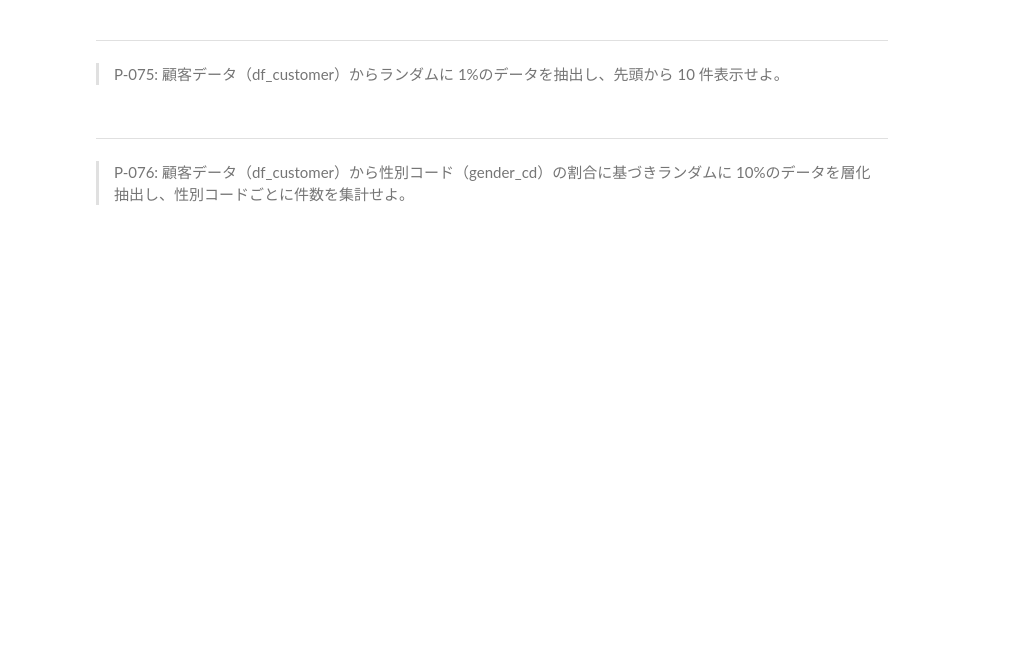
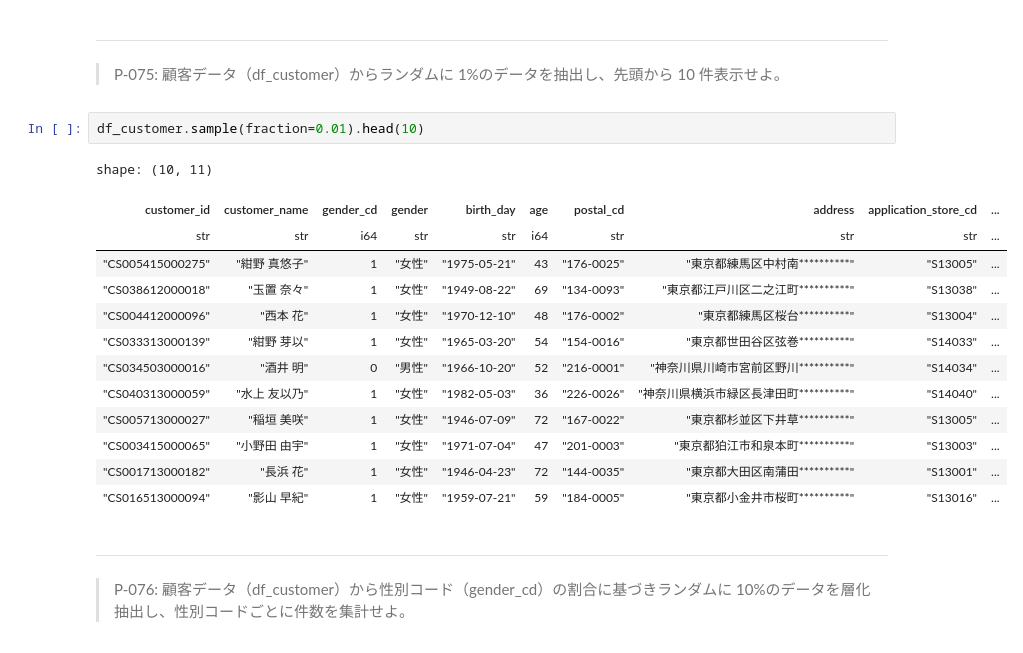
Before and after one commit to NMZ0429/ds_100knocks, a Jupyter notebook: content/100knocks-preprocess/docker/work/preprocess_knock_Python.ipynb, the cells around one changed output. Saved outputs shown, nothing was run; the diff lists cells and outputs as text; blank space fills up the shorter version.

```diff
--- a/content/100knocks-preprocess/docker/work/preprocess_knock_Python.ipynb
+++ b/content/100knocks-preprocess/docker/work/preprocess_knock_Python.ipynb
@@ -1702,6 +1838,22 @@ shape: (65_682, 4)
 ---
 
 > P-075: 顧客データ（df_customer）からランダムに 1%のデータを抽出し、先頭から 10 件表示せよ。
+# %%
+df_customer.sample(fraction=0.01).head(10)
+# %% [output]
+shape: (10, 11)
+| customer_id | customer_name | gender_cd | gender | birth_day | age | postal_cd | address | application_store_cd | ... |
+| str | str | i64 | str | str | i64 | str | str | str | ... |
+| "CS005415000275" | "紺野 真悠子" | 1 | "女性" | "1975-05-21" | 43 | "176-0025" | "東京都練馬区中村南**********" | "S13005" | ... |
+| "CS038612000018" | "玉置 奈々" | 1 | "女性" | "1949-08-22" | 69 | "134-0093" | "東京都江戸川区二之江町**********" | "S13038" | ... |
+| "CS004412000096" | "西本 花" | 1 | "女性" | "1970-12-10" | 48 | "176-0002" | "東京都練馬区桜台**********" | "S13004" | ... |
+| "CS033313000139" | "紺野 芽以" | 1 | "女性" | "1965-03-20" | 54 | "154-0016" | "東京都世田谷区弦巻**********" | "S14033" | ... |
+| "CS034503000016" | "酒井 明" | 0 | "男性" | "1966-10-20" | 52 | "216-0001" | "神奈川県川崎市宮前区野川**********" | "S14034" | ... |
+| "CS040313000059" | "水上 友以乃" | 1 | "女性" | "1982-05-03" | 36 | "226-0026" | "神奈川県横浜市緑区長津田町**********" | "S14040" | ... |
+| "CS005713000027" | "稲垣 美咲" | 1 | "女性" | "1946-07-09" | 72 | "167-0022" | "東京都杉並区下井草**********" | "S13005" | ... |
+| "CS003415000065" | "小野田 由宇" | 1 | "女性" | "1971-07-04" | 47 | "201-0003" | "東京都狛江市和泉本町**********" | "S13003" | ... |
+| "CS001713000182" | "長浜 花" | 1 | "女性" | "1946-04-23" | 72 | "144-0035" | "東京都大田区南蒲田**********" | "S13001" | ... |
+| "CS016513000094" | "影山 早紀" | 1 | "女性" | "1959-07-21" | 59 | "184-0005" | "東京都小金井市桜町**********" | "S13016" | ... |
 # %% [markdown]
 ---
 
```
Also changed, not shown: parts of 32 cells of this notebook.
